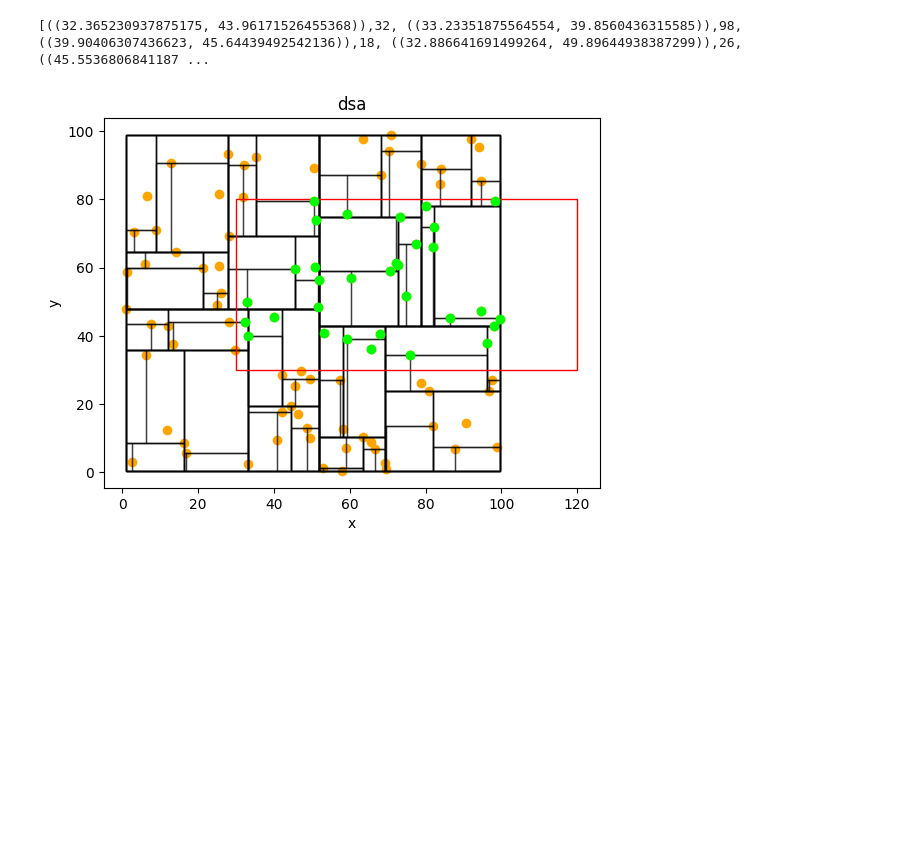
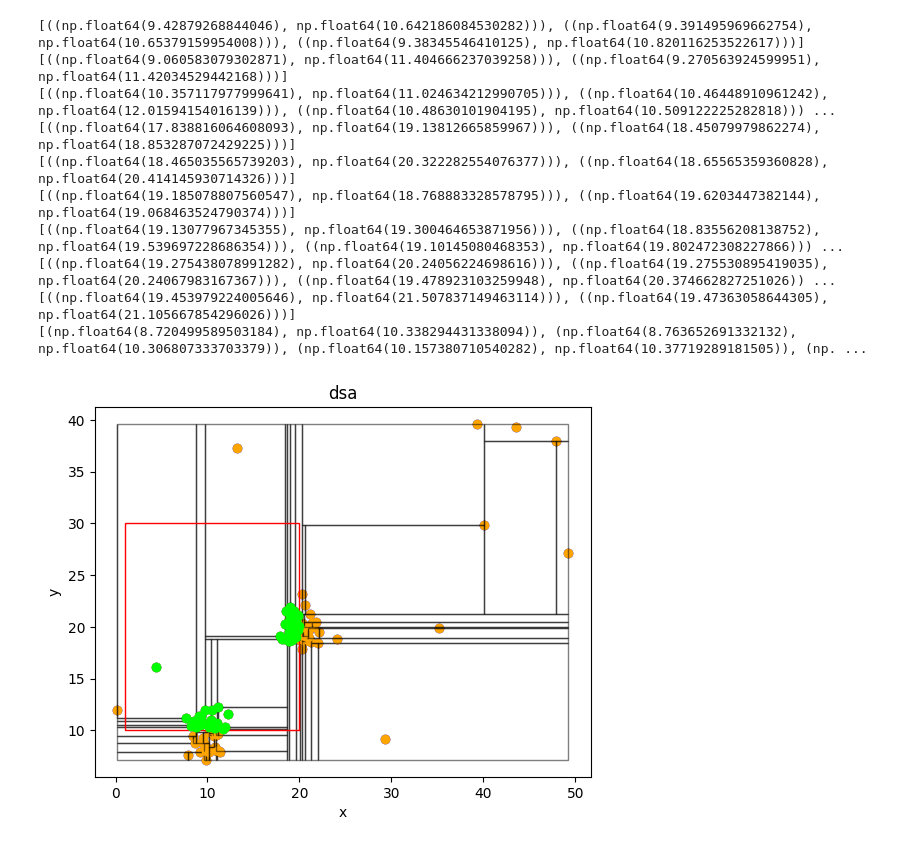
Before and after one commit to FloudMe77/QuadTree_and_KdTree, a Jupyter notebook: code/kd_tree_vis.ipynb, the cells around one changed output. Cells and saved outputs as stored; diff of their text form; code cells hidden in the pictures; blank space fills up the shorter version.

Commit message:
add more test from chat

```diff
--- a/code/kd_tree_vis.ipynb
+++ b/code/kd_tree_vis.ipynb
@@ -156,0 +54,7 @@ vis.show()
+# %%
+cos = test.add_outliners(10,test.generate_clasters(100,2,0,10,0,10),0,10,0,10)
+print(cos)
+vis.clear()
+vis.add_point(cos)
+
+vis.show()
@@ -157,8 +64,17 @@ vis.show()
 # %%
 import kd_tree_vis
-visual = kd_tree_vis.give_visualization(cos,(30,30),(120,80))
+visual = kd_tree_vis.give_visualization(cos,(1,10),(20,30))
 visual.add_title("dsa")
 visual.show()
 # %% [output]
-[((32.365230937875175, 43.96171526455368)),32, ((33.23351875564554, 39.8560436315585)),98, ((39.90406307436623, 45.64439492542136)),18, ((32.886641691499264, 49.89644938387299)),26, ((45.5536806841187 ...
+[((np.float64(9.42879268844046), np.float64(10.642186084530282))), ((np.float64(9.391495969662754), np.float64(10.65379159954008))), ((np.float64(9.38345546410125), np.float64(10.820116253522617)))]
+[((np.float64(9.060583079302871), np.float64(11.404666237039258))), ((np.float64(9.270563924599951), np.float64(11.42034529442168)))]
+[((np.float64(10.357117977999641), np.float64(11.024634212990705))), ((np.float64(10.46448910961242), np.float64(12.01594154016139))), ((np.float64(10.48630101904195), np.float64(10.509122225282818))) ...
+[((np.float64(17.838816064608093), np.float64(19.13812665859967))), ((np.float64(18.45079979862274), np.float64(18.853287072429225)))]
+[((np.float64(18.465035565739203), np.float64(20.322282554076377))), ((np.float64(18.65565359360828), np.float64(20.414145930714326)))]
+[((np.float64(19.185078807560547), np.float64(18.768883328578795))), ((np.float64(19.6203447382144), np.float64(19.068463524790374)))]
+[((np.float64(19.13077967345355), np.float64(19.300464653871956))), ((np.float64(18.83556208138752), np.float64(19.539697228686354))), ((np.float64(19.10145080468353), np.float64(19.802472308227866))) ...
+[((np.float64(19.275438078991282), np.float64(20.24056224698616))), ((np.float64(19.275530895419035), np.float64(20.24067983167367))), ((np.float64(19.478923103259948), np.float64(20.374662827251026)) ...
+[((np.float64(19.453979224005646), np.float64(21.507837149463114))), ((np.float64(19.47363058644305), np.float64(21.105667854296026)))]
+[(np.float64(8.720499589503184), np.float64(10.338294431338094)), (np.float64(8.763652691332132), np.float64(10.306807333703379)), (np.float64(10.157380710540282), np.float64(10.37719289181505)), (np. ...
-[figure, old version]
+[figure, new version]
```
Also changed, not shown: parts of 11 cells of this notebook, 4 other files.
